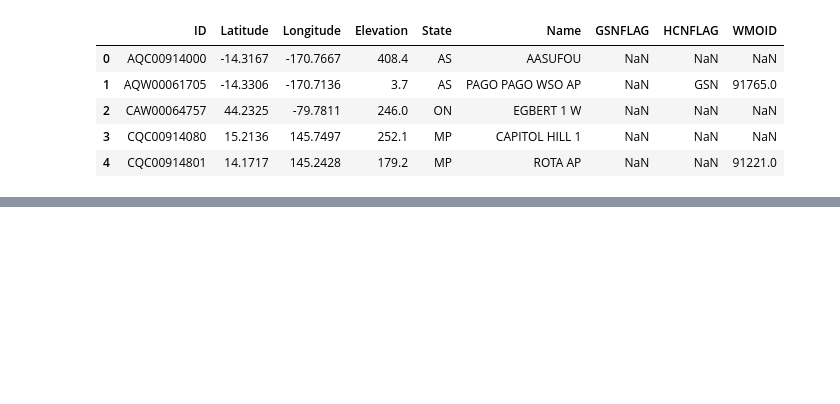
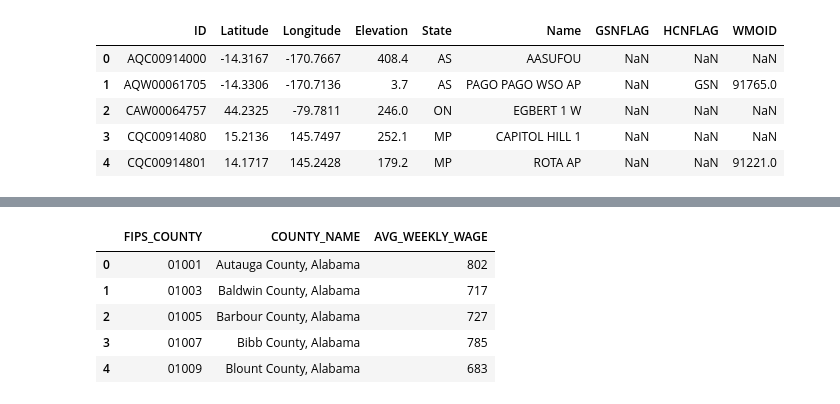
Before and after one commit to travisdoesmath/comfy-weather, a Jupyter notebook: Parse Weather Data.ipynb, the cells around one changed output, grey strips where cells are left out. Saved outputs shown, nothing was run; the diff lists cells and outputs as text; code cells hidden in the pictures; blank space fills up the shorter version.

```diff
--- a/Parse Weather Data.ipynb
+++ b/Parse Weather Data.ipynb
@@ -153,0 +168,10 @@ list(stations.columns)
+# %%
+avg_weekly_wage = pd.read_csv('avg_weekly_wage.csv', dtype={'FIPS_COUNTY':str})
+avg_weekly_wage.head()
+# %% [output]
+|  | FIPS_COUNTY | COUNTY_NAME | AVG_WEEKLY_WAGE |
+| 0 | 01001 | Autauga County, Alabama | 802 |
+| 1 | 01003 | Baldwin County, Alabama | 717 |
+| 2 | 01005 | Barbour County, Alabama | 727 |
+| 3 | 01007 | Bibb County, Alabama | 785 |
+| 4 | 01009 | Blount County, Alabama | 683 |
```
Also changed, not shown: parts of 11 cells of this notebook, 7 other files.
